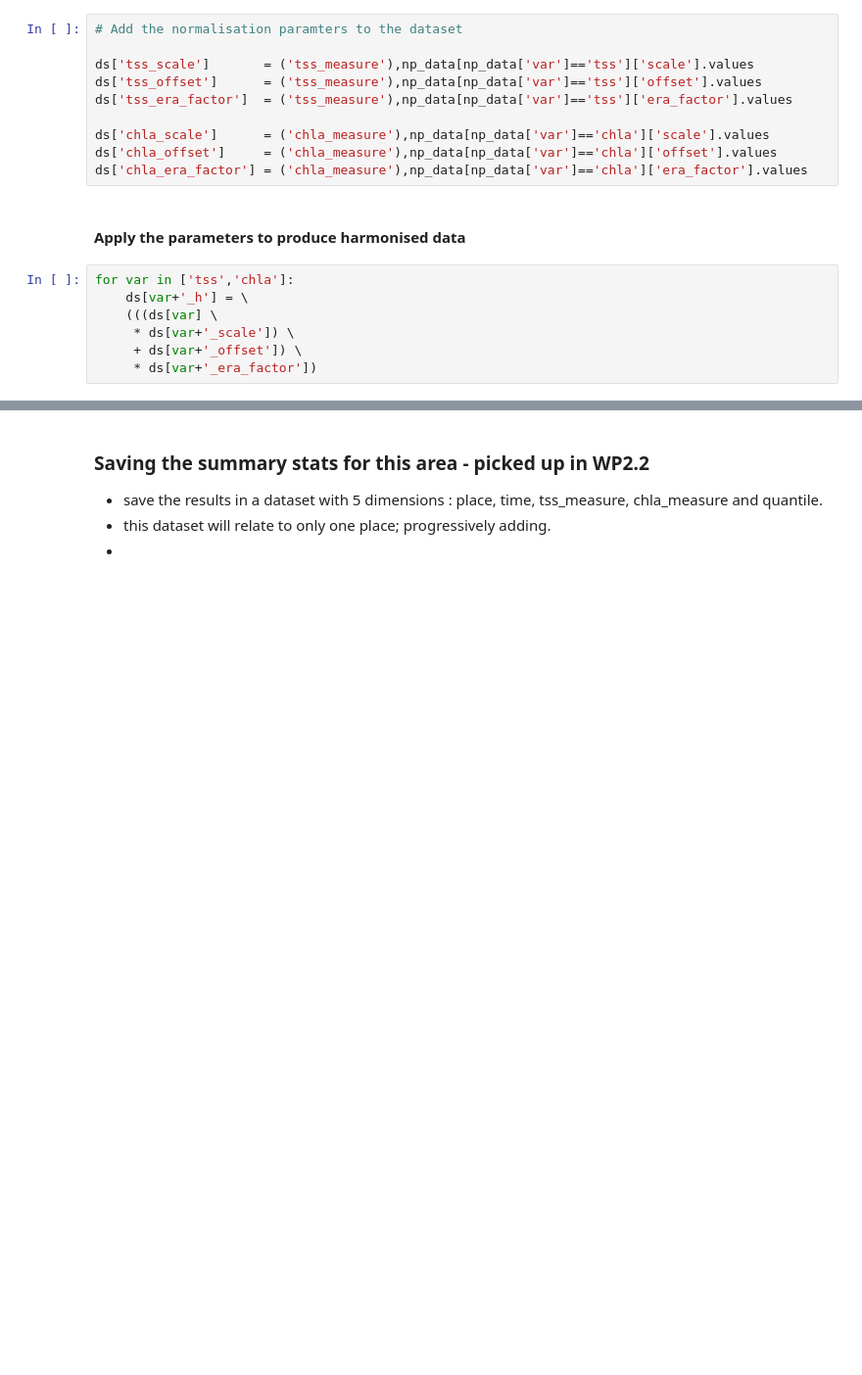
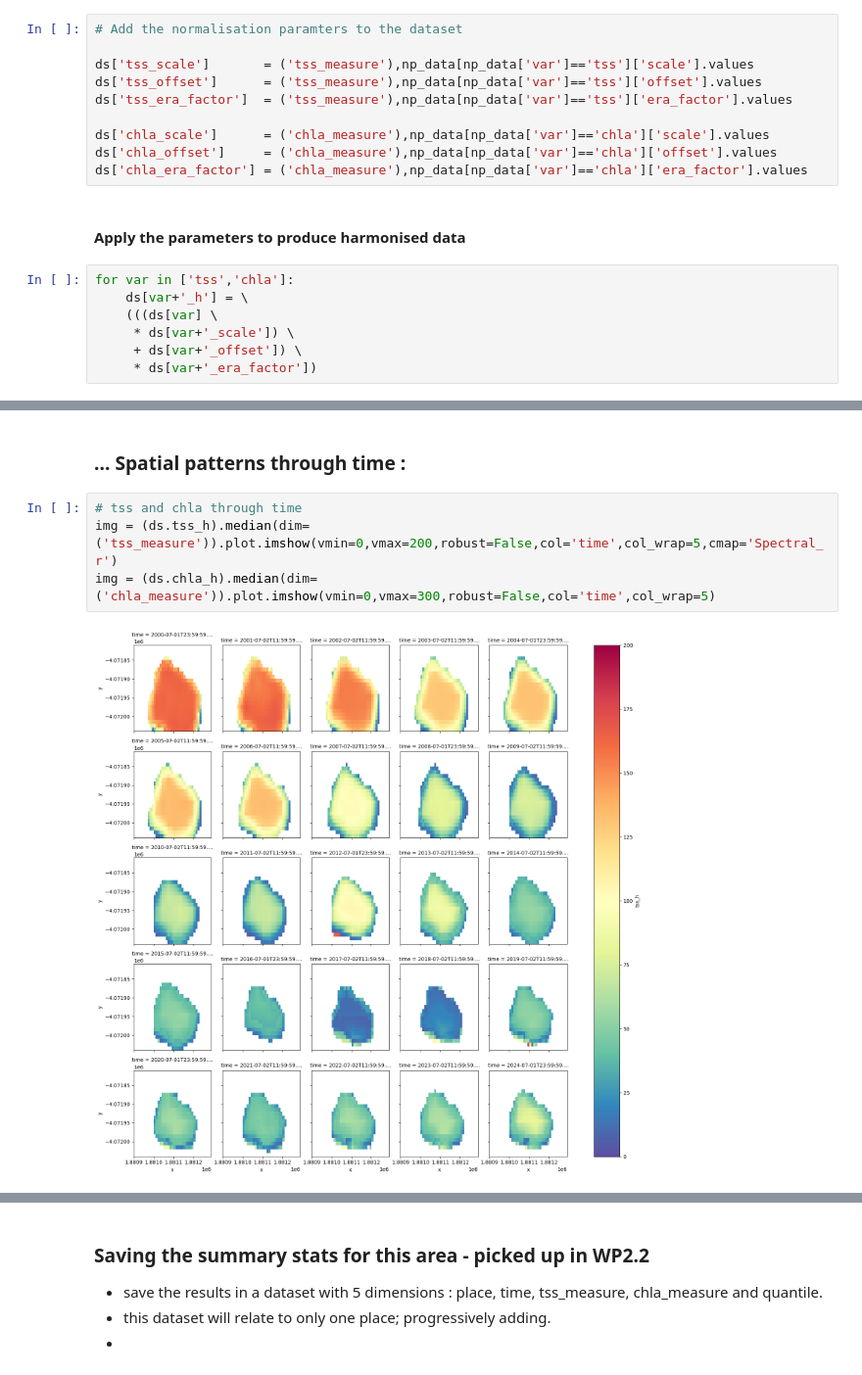
Before and after one commit to digitalearthafrica/deafrica_water_quality, a Jupyter notebook: WP1.2/WQ package 1.2.ipynb, the cells around one changed output, grey strips where cells are left out. Shown at 98% size. Drawn from its saved outputs; the diff is of its cells as text; blank space fills up the shorter version.

```diff
--- a/WP1.2/WQ package 1.2.ipynb
+++ b/WP1.2/WQ package 1.2.ipynb
@@ -680,0 +688,8 @@ plt.show()
+# %% [markdown]
+### ... Spatial patterns through time :
+# %%
+# tss and chla through time
+img = (ds.tss_h).median(dim=('tss_measure')).plot.imshow(vmin=0,vmax=200,robust=False,col='time',col_wrap=5,cmap='Spectral_r')
+img = (ds.chla_h).median(dim=('chla_measure')).plot.imshow(vmin=0,vmax=300,robust=False,col='time',col_wrap=5)
+# %% [output]
+[figure, added]
```
Also changed, not shown: parts of 47 cells of this notebook.
